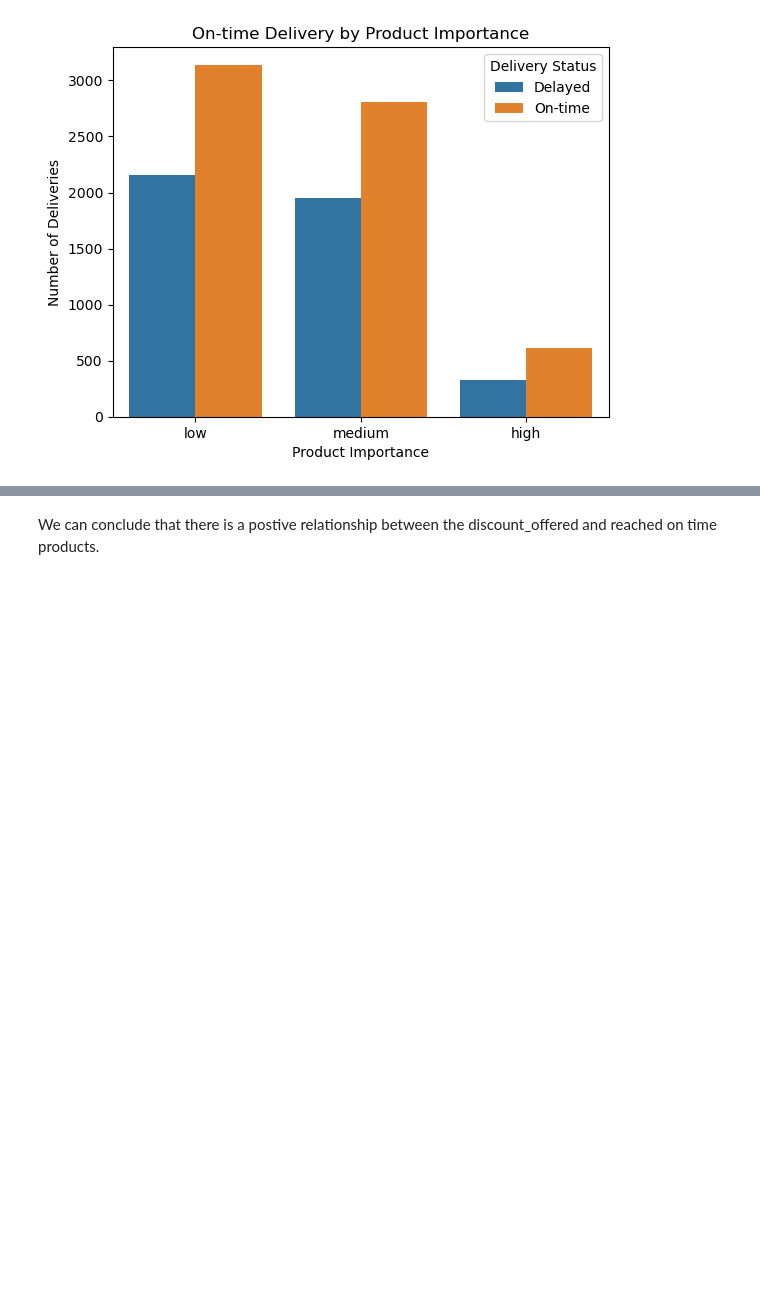
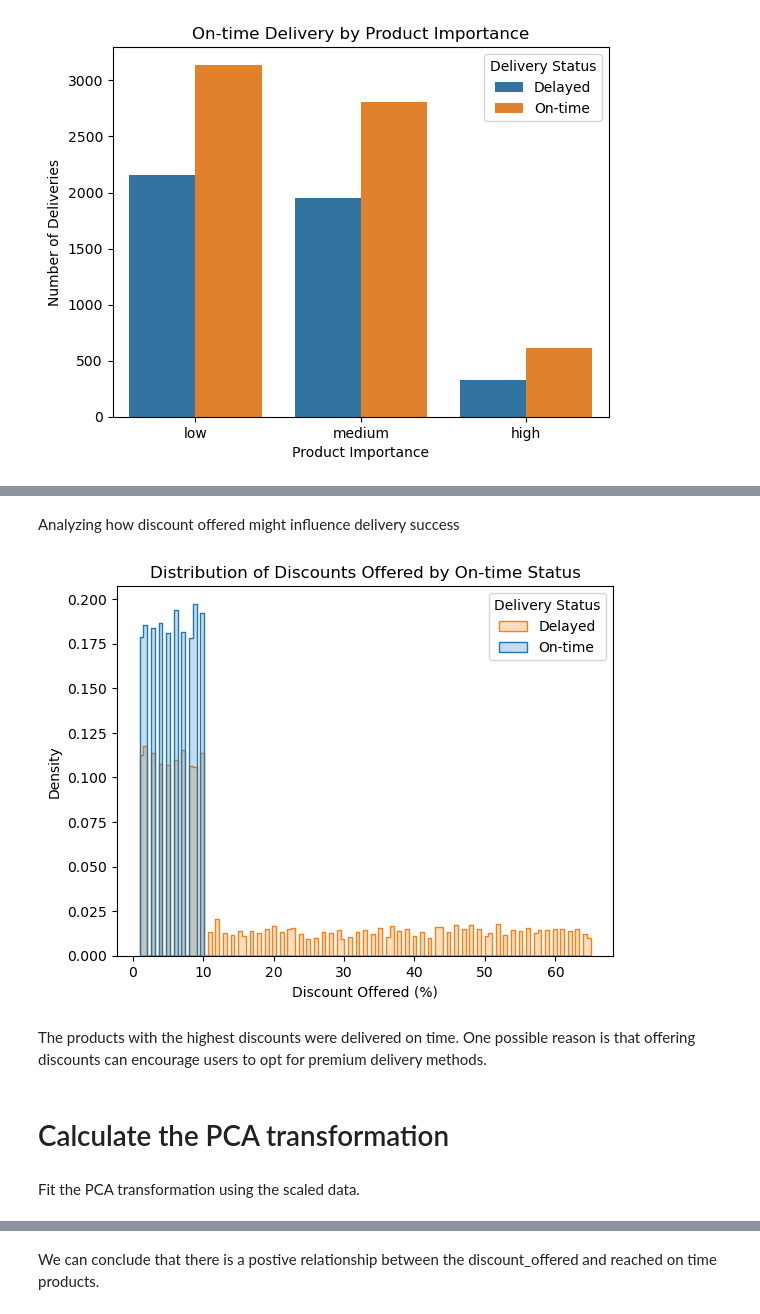
Before and after one commit to Caseypatel/Capstone-2---Shipping_Data_Classification, a Jupyter notebook: Capstone 2 - EDA.ipynb, the cells around one changed output, grey strips where cells are left out. Saved outputs shown, nothing was run; the diff lists cells and outputs as text; code cells hidden in the pictures; blank space fills up the shorter version.

```diff
--- a/Capstone 2 - EDA.ipynb
+++ b/Capstone 2 - EDA.ipynb
@@ -154,0 +130,17 @@ plt.show()
+# %% [markdown]
+Analyzing how discount offered might influence delivery success
+# %%
+sns.histplot(data=shipping_data, x='Discount_offered', hue='Reached.on.Time_Y.N', element='step', stat='density', common_norm=False)
+plt.title('Distribution of Discounts Offered by On-time Status')
+plt.xlabel('Discount Offered (%)')
+plt.ylabel('Density')
+plt.legend(title='Delivery Status', labels=['Delayed', 'On-time'])
+plt.show()
+# %% [output]
+[figure, added]
+# %% [markdown]
+The products with the highest discounts were delivered on time. One possible reason is that offering discounts can encourage users to opt for premium delivery methods.
+# %% [markdown]
+# Calculate the PCA transformation
+# %% [markdown]
+Fit the PCA transformation using the scaled data.
```
Also changed, not shown: parts of 41 cells of this notebook.
